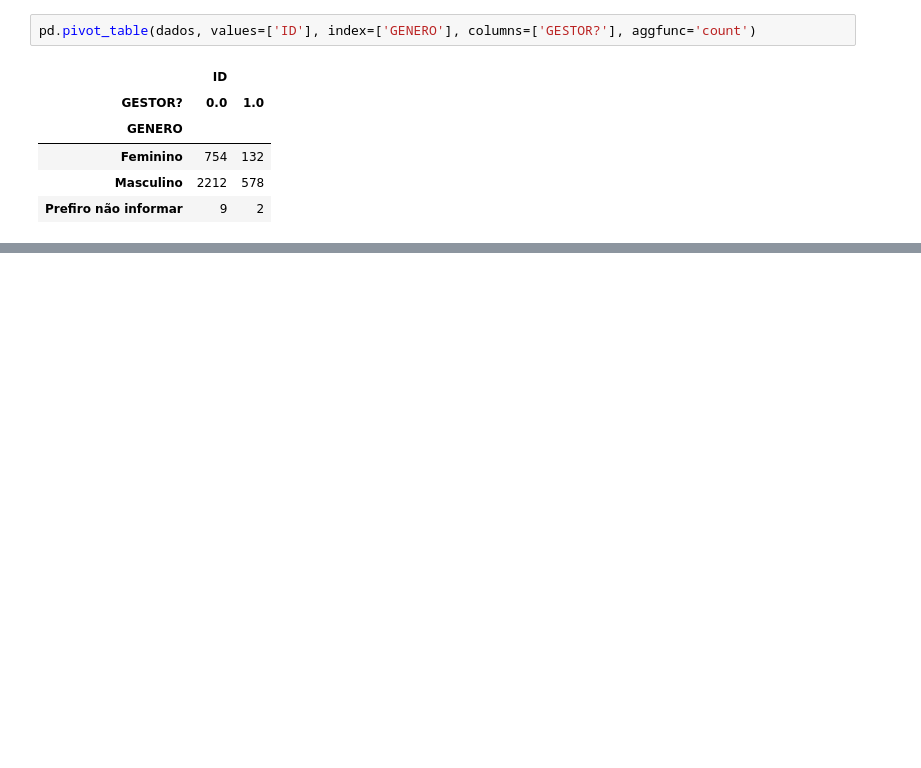
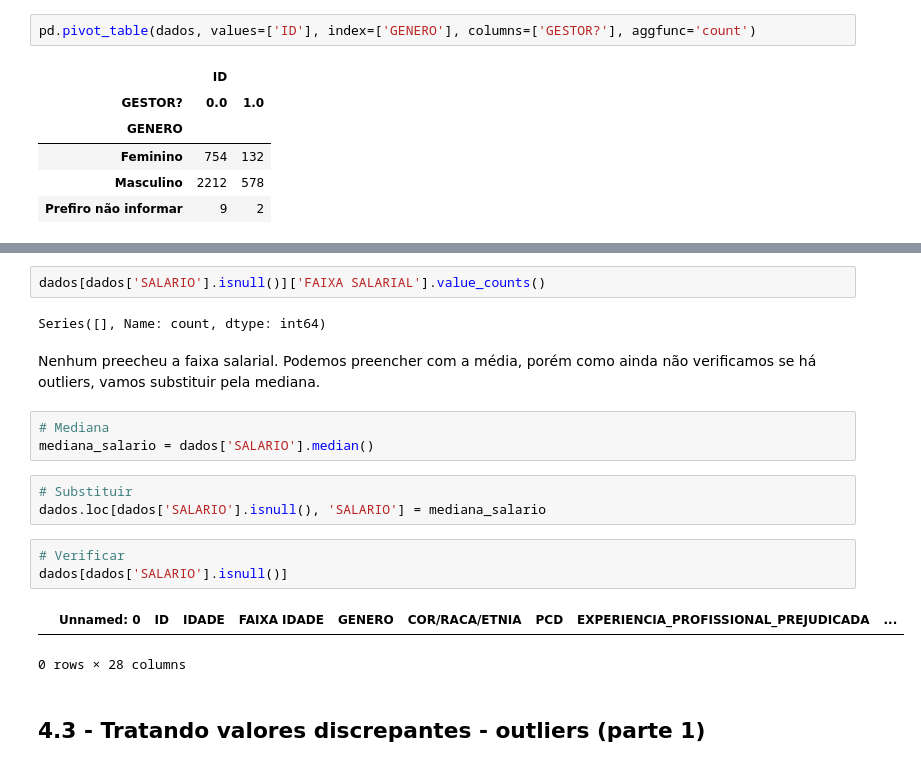
Before and after one commit to analurod/learning-data-science, a Jupyter notebook: dados_programaria/analise_dados.ipynb, the cells around one changed output, grey strips where cells are left out. Cells and saved outputs as stored; diff of their text form; blank space fills up the shorter version.

```diff
--- a/dados_programaria/analise_dados.ipynb
+++ b/dados_programaria/analise_dados.ipynb
@@ -316,0 +564,20 @@ pd.pivot_table(dados, values=['ID'], index=['GENERO'], columns=['GESTOR?'], aggf
+# %%
+dados[dados['SALARIO'].isnull()]['FAIXA SALARIAL'].value_counts()
+# %% [output]
+Series([], Name: count, dtype: int64)
+# %% [markdown]
+Nenhum preecheu a faixa salarial. Podemos preencher com a média, porém como ainda não verificamos se há outliers, vamos substituir pela mediana.
+# %%
+# Mediana
+mediana_salario = dados['SALARIO'].median()
+# %%
+# Substituir
+dados.loc[dados['SALARIO'].isnull(), 'SALARIO'] = mediana_salario
+# %%
+# Verificar
+dados[dados['SALARIO'].isnull()]
+# %% [output]
+|  | Unnamed: 0 | ID | IDADE | FAIXA IDADE | GENERO | COR/RACA/ETNIA | PCD | EXPERIENCIA_PROFISSIONAL_PREJUDICADA | ... |
+0 rows × 28 columns
+# %% [markdown]
+## 4.3 - Tratando valores discrepantes - outliers (parte 1)
```
Also changed, not shown: parts of 48 cells of this notebook, 1 other file.
